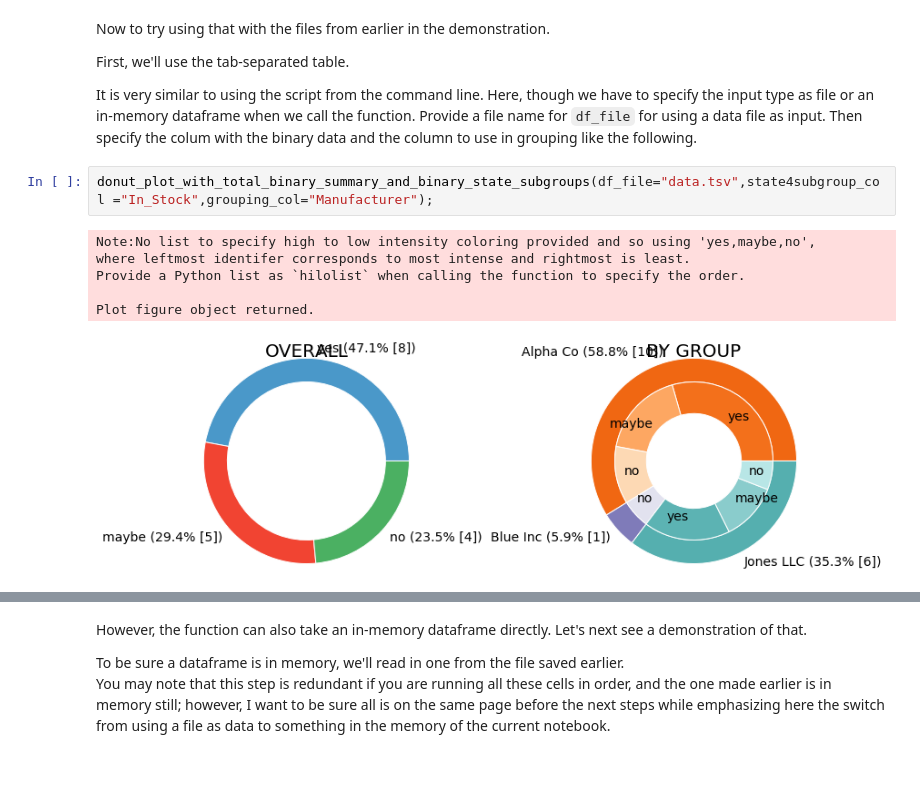
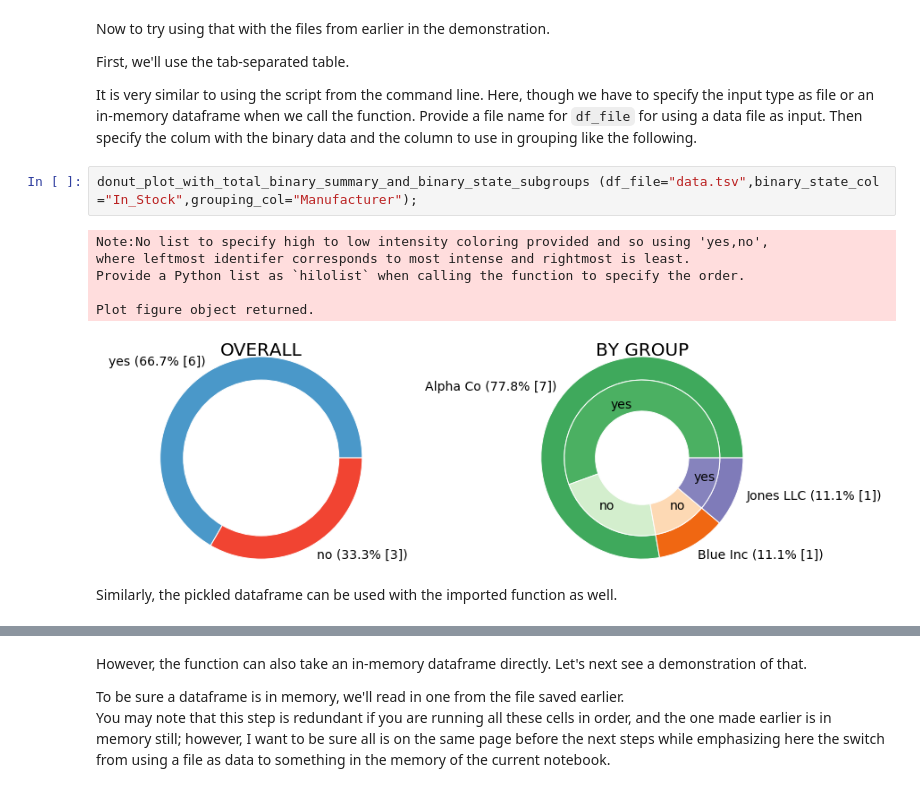
Before and after one commit to fomightez/donut_plots_with_subgroups, a Jupyter notebook: demo_summary_binary.ipynb, the cells around one changed output, grey strips where cells are left out. Drawn from its saved outputs; the diff is of its cells as text.

```diff
--- a/demo_summary_binary.ipynb
+++ b/demo_summary_binary.ipynb
@@ -250,11 +224,13 @@ First, we'll use the tab-separated table.
 
 It is very similar to using the script from the command line. Here, though we have to specify the input type as file or an in-memory dataframe when we call the function. Provide a file name for `df_file` for using a data file as input. Then specify the colum with the binary data and the column to use in grouping like the following.
 # %%
-donut_plot_with_total_binary_summary_and_binary_state_subgroups(df_file="data.tsv",state4subgroup_col ="In_Stock",grouping_col="Manufacturer");
+donut_plot_with_total_binary_summary_and_binary_state_subgroups (df_file="data.tsv",binary_state_col ="In_Stock",grouping_col="Manufacturer");
 # %% [output]
-Note:No list to specify high to low intensity coloring provided and so using 'yes,maybe,no',
+Note:No list to specify high to low intensity coloring provided and so using 'yes,no',
 where leftmost identifer corresponds to most intense and rightmost is least.
 Provide a Python list as `hilolist` when calling the function to specify the order.
 
 Plot figure object returned.
-[figure, old version]
+[figure, new version]
+# %% [markdown]
+Similarly, the pickled dataframe can be used with the imported function as well.
```
Also changed, not shown: parts of 22 cells of this notebook, 1 other file.
